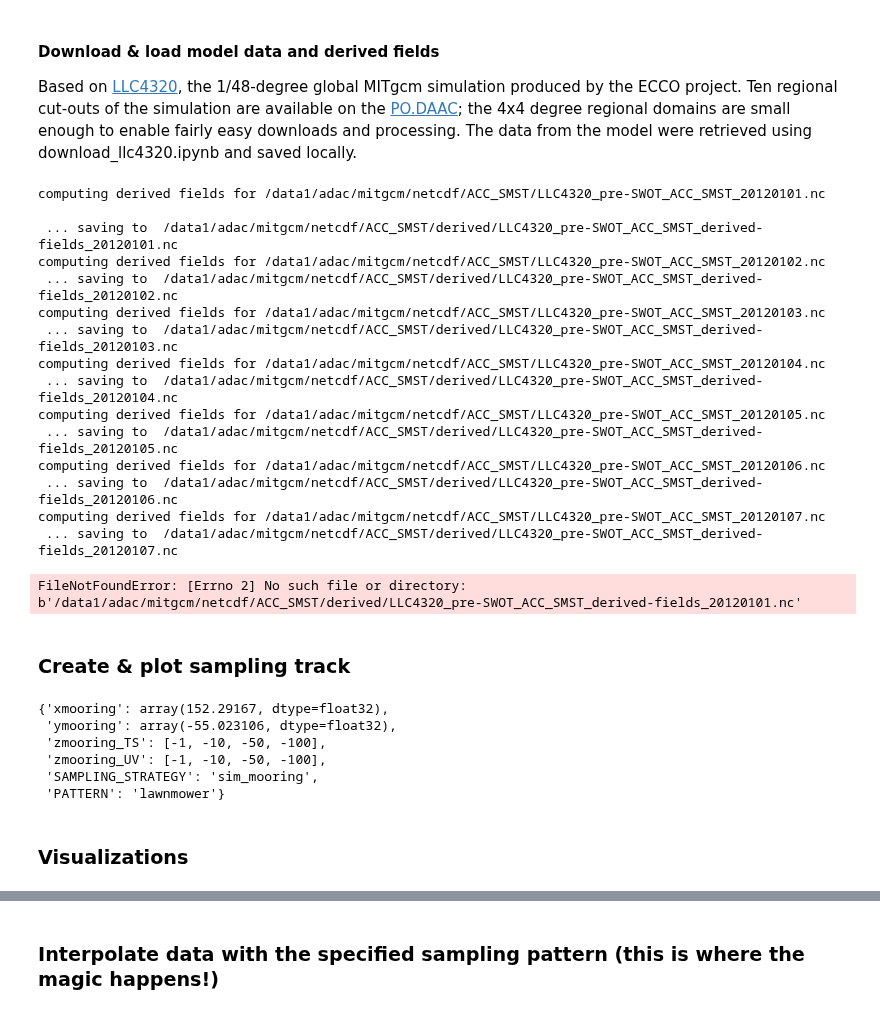
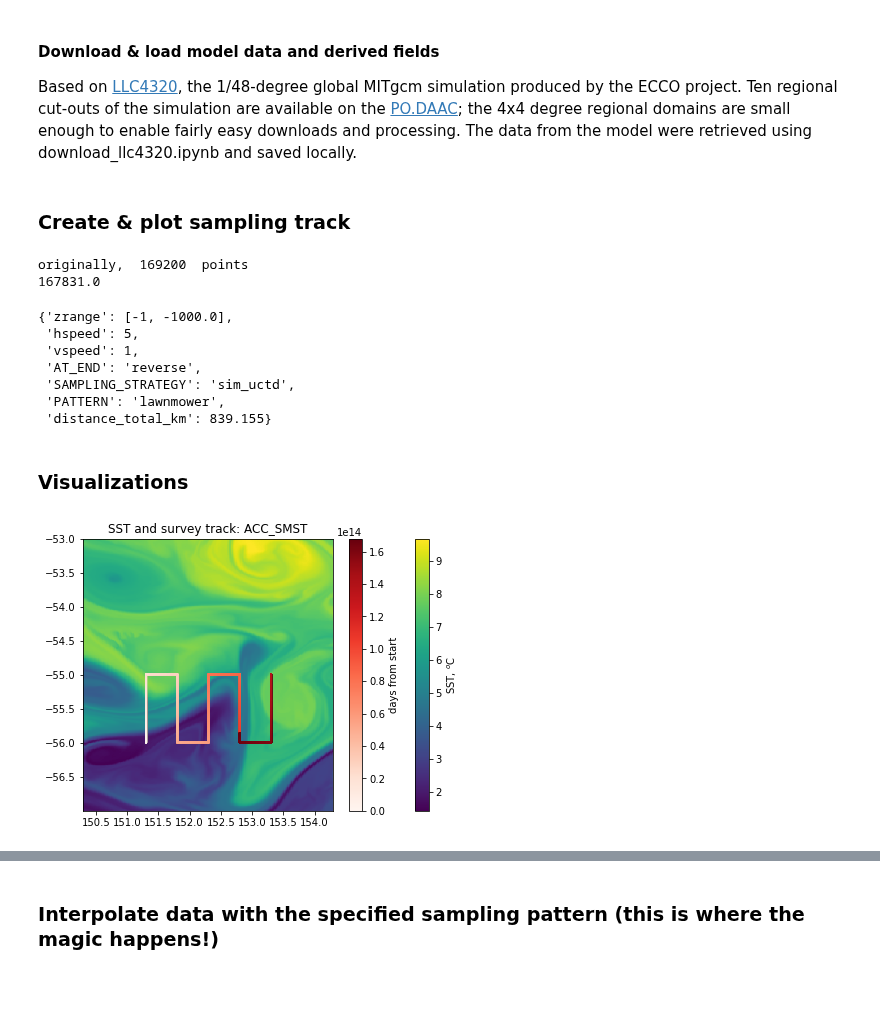
Before and after one commit to kdrushka/model-subsampling, a Jupyter notebook: testing/osse_code.ipynb, the cells around one changed output, grey strips where cells are left out. Drawn from its saved outputs; the diff is of its cells as text; code cells hidden in the pictures; blank space fills up the shorter version.

Commit message:
save output file, fix upside-down gridding

```diff
--- a/testing/osse_code.ipynb
+++ b/testing/osse_code.ipynb
@@ -42,7 +47,7 @@ RegionName = 'ACC_SMST'
 # specify date range as start date & number of days.
 start_date = datetime.date(2012,1,1)
 ndays = 31
-# ndays = 2
+ndays = 2
 # ndays = 10
 
 # directory where data files are stored
@@ -53,9 +58,10 @@ argodir = '/data1/argo/gridded/' # store argo climatology here
 
 # optional details for sampling (if not specified, reasonable defaults will be used)
 sampling_details = {
-    'SAMPLING_STRATEGY' : 'sim_mooring', # options: sim_glider, sim_uctd or trajectory_file.add: mooring, ASV
+    'SAMPLING_STRATEGY' : 'sim_uctd', # options: sim_glider, sim_uctd or trajectory_file.add: mooring, ASV
+#     'SAMPLING_STRATEGY' : 'sim_mooring', # options: sim_glider, sim_uctd or trajectory_file.add: mooring, ASV
     'PATTERN' : 'lawnmower', # back-forth or lawnmower
-    #'zrange' : [-1, -1000],  # depth range of T/S profiles (down is negative). * add U/V range? *
+    'zrange' : [-1, -1000],  # depth range of T/S profiles (down is negative). * add U/V range? *
     #'hspeed' : 0.25,  # platform horizontal speed in m/s
     #'vspeed' : 0.1, # platform vertical (profile) speed in m/s
     #'trajectory_file' : None, # if SAMPLING_STRATEGY = 'trajectory_file', specify trajectory file
@@ -82,26 +88,10 @@ Based on [LLC4320](https://data.nas.nasa.gov/viz/vizdata/llc4320/index.html), th
 # seems to be a problem with the argo file, which has coord/dim/etc. "time" that screws everything up by overwriting the "dout" time variable with something weird
 # - since we dno't evern use time, delete from argods
 
-del sys.modules['osse_tools']  # uncomment if troubleshooting osse_tools
+# del sys.modules['osse_tools']  # uncomment if troubleshooting osse_tools
 from osse_tools import download_llc4320_data, compute_derived_fields, get_survey_track, survey_interp
 # derive & save new files with steric height & vorticity
 compute_derived_fields(RegionName, datadir, start_date, ndays)
-# %% [output]
-computing derived fields for /data1/adac/mitgcm/netcdf/ACC_SMST/LLC4320_pre-SWOT_ACC_SMST_20120101.nc
-
- ... saving to  /data1/adac/mitgcm/netcdf/ACC_SMST/derived/LLC4320_pre-SWOT_ACC_SMST_derived-fields_20120101.nc
-computing derived fields for /data1/adac/mitgcm/netcdf/ACC_SMST/LLC4320_pre-SWOT_ACC_SMST_20120102.nc
- ... saving to  /data1/adac/mitgcm/netcdf/ACC_SMST/derived/LLC4320_pre-SWOT_ACC_SMST_derived-fields_20120102.nc
-computing derived fields for /data1/adac/mitgcm/netcdf/ACC_SMST/LLC4320_pre-SWOT_ACC_SMST_20120103.nc
- ... saving to  /data1/adac/mitgcm/netcdf/ACC_SMST/derived/LLC4320_pre-SWOT_ACC_SMST_derived-fields_20120103.nc
-computing derived fields for /data1/adac/mitgcm/netcdf/ACC_SMST/LLC4320_pre-SWOT_ACC_SMST_20120104.nc
- ... saving to  /data1/adac/mitgcm/netcdf/ACC_SMST/derived/LLC4320_pre-SWOT_ACC_SMST_derived-fields_20120104.nc
-computing derived fields for /data1/adac/mitgcm/netcdf/ACC_SMST/LLC4320_pre-SWOT_ACC_SMST_20120105.nc
- ... saving to  /data1/adac/mitgcm/netcdf/ACC_SMST/derived/LLC4320_pre-SWOT_ACC_SMST_derived-fields_20120105.nc
-computing derived fields for /data1/adac/mitgcm/netcdf/ACC_SMST/LLC4320_pre-SWOT_ACC_SMST_20120106.nc
- ... saving to  /data1/adac/mitgcm/netcdf/ACC_SMST/derived/LLC4320_pre-SWOT_ACC_SMST_derived-fields_20120106.nc
-computing derived fields for /data1/adac/mitgcm/netcdf/ACC_SMST/LLC4320_pre-SWOT_ACC_SMST_20120107.nc
- ... saving to  /data1/adac/mitgcm/netcdf/ACC_SMST/derived/LLC4320_pre-SWOT_ACC_SMST_derived-fields_20120107.nc
 # %%
 # Load all model data files
 date_list = [start_date + datetime.timedelta(days=x) for x in range(ndays)]
@@ -120,36 +110,42 @@ ds = ds.merge(dsd)
 # XC, YC and Z are the same at all times, so select a single time
 X = ds.XC.isel(time=0)
 Y = ds.YC.isel(time=0)
-# %% [output]
-FileNotFoundError: [Errno 2] No such file or directory: b'/data1/adac/mitgcm/netcdf/ACC_SMST/derived/LLC4320_pre-SWOT_ACC_SMST_derived-fields_20120101.nc'
 # %% [markdown]
 ### Create & plot sampling track
 # %%
 del sys.modules['osse_tools']
 from osse_tools import download_llc4320_data, compute_derived_fields, get_survey_track, survey_interp
 
-sampling_details['SAMPLING_STRATEGY'] = 'sim_mooring'
+sampling_details['AT_END'] = 'repeat'
+# sampling_details['AT_END'] = 'terminate'
+sampling_details['AT_END'] = 'reverse'
+
 
 survey_track, survey_indices, sampling_parameters = get_survey_track(ds, sampling_details)
 
 # print specified sampling_details + any default values
 sampling_parameters
 # %% [output]
-{'xmooring': array(152.29167, dtype=float32),
- 'ymooring': array(-55.023106, dtype=float32),
- 'zmooring_TS': [-1, -10, -50, -100],
- 'zmooring_UV': [-1, -10, -50, -100],
- 'SAMPLING_STRATEGY': 'sim_mooring',
- 'PATTERN': 'lawnmower'}
+originally,  169200  points
+167831.0
+{'zrange': [-1, -1000.0],
+ 'hspeed': 5,
+ 'vspeed': 1,
+ 'AT_END': 'reverse',
+ 'SAMPLING_STRATEGY': 'sim_uctd',
+ 'PATTERN': 'lawnmower',
+ 'distance_total_km': 839.155}
 # %% [markdown]
 ### Visualizations
 # %%
 ## Visualize track over a single model snapshot:
 %matplotlib inline
 plt.figure(figsize=(7,5))
 ssto = plt.pcolormesh(X,Y,ds.Theta.isel(k=0, time=0).values, shading='auto')
-tracko = plt.scatter(survey_track.lon, survey_track.lat, c=survey_track.time, cmap='Reds', s=0.75)
+tracko = plt.scatter(survey_track.lon, survey_track.lat, c=survey_track.time-survey_track.time[0], cmap='Reds', s=0.75)
 plt.title('SST and survey track: ' + RegionName)
 plt.colorbar(ssto).set_label('SST, $^o$C')
-plt.colorbar(tracko).set_label('day')
+plt.colorbar(tracko).set_label('days from start')
 plt.show()
+# %% [output]
+[figure, added]
```
Also changed, not shown: parts of 19 cells of this notebook, 3 other files.
